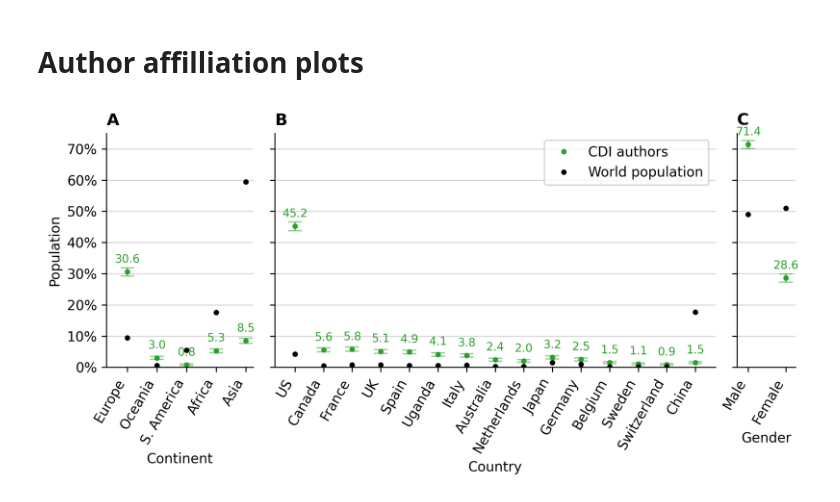
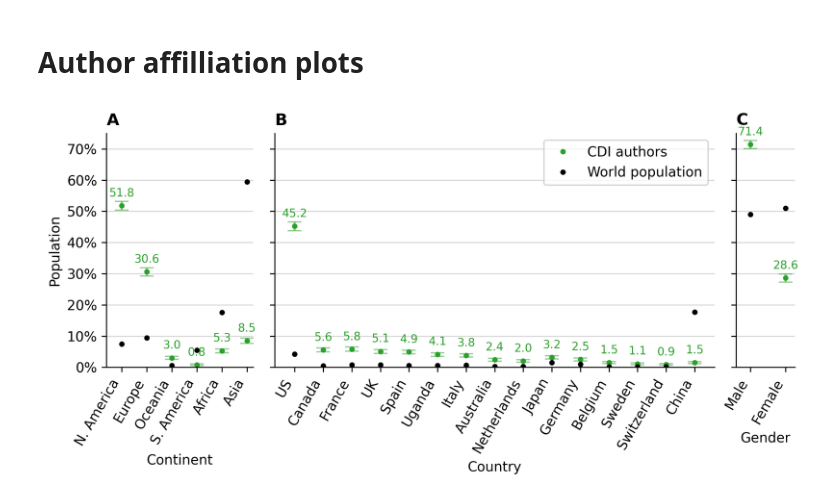
Before and after one commit to csinva/clinical-rule-analysis, a Jupyter notebook: notebooks/07_demographics_plots.ipynb, the cells around one changed output. Cells and saved outputs as stored; diff of their text form; code cells hidden in the pictures.

Commit message:
minor plot fix

```diff
--- a/notebooks/07_demographics_plots.ipynb
+++ b/notebooks/07_demographics_plots.ipynb
@@ -277,33 +277,33 @@ for i, k in enumerate(['continents', 'countries', 'gender']):
     ax.set_yticks(ticks=yticks, labels=[f"{t}%" for t in yticks])
     ax.set_ylim(bottom=0, top=75)
     if i == 0:
         ax.set_ylabel("Population")
     else:
         # hide y axis
         # ax.set_yticks([])
         ax.set_yticklabels([])
 
     ax.set_title('ABC'[i], loc='left', fontweight='bold')
 
     if i == 1:
         # plt.legend(loc="center left", bbox_to_anchor=(1, 0.5), ncol=1)
         ax.legend()
 
     if i == 0:
-        ax.set_xlim(left=0.3)
+        ax.set_xlim(left=-0.6)
     if i == 2:
-        ax.set_xlim(left=-0.3, right=ax.get_xlim()[1] * 1.2)
+        ax.set_xlim(left=-0.4, right=ax.get_xlim()[1] * 1.2)
     ax.set_xlabel(tits[i])
 
     # put legend above plot
     # if i == 1:
         # plt.legend(loc="upper center", bbox_to_anchor=(0.5, 1.2), ncol=2)
 # make shared legend above all subplots
 # fig.legend(loc="upper center", bbox_to_anchor=(0.5, 1.2), ncol=2)
 # plt.legend(loc="upper center", bbox_to_anchor=(0.5, 1.2), ncol=2)
 
 # make legend to the right of plot
 plt.tight_layout()
 plt.subplots_adjust(wspace=0.1)
 # %% [output]
-[figure, old version]
+[figure, new version]
```
